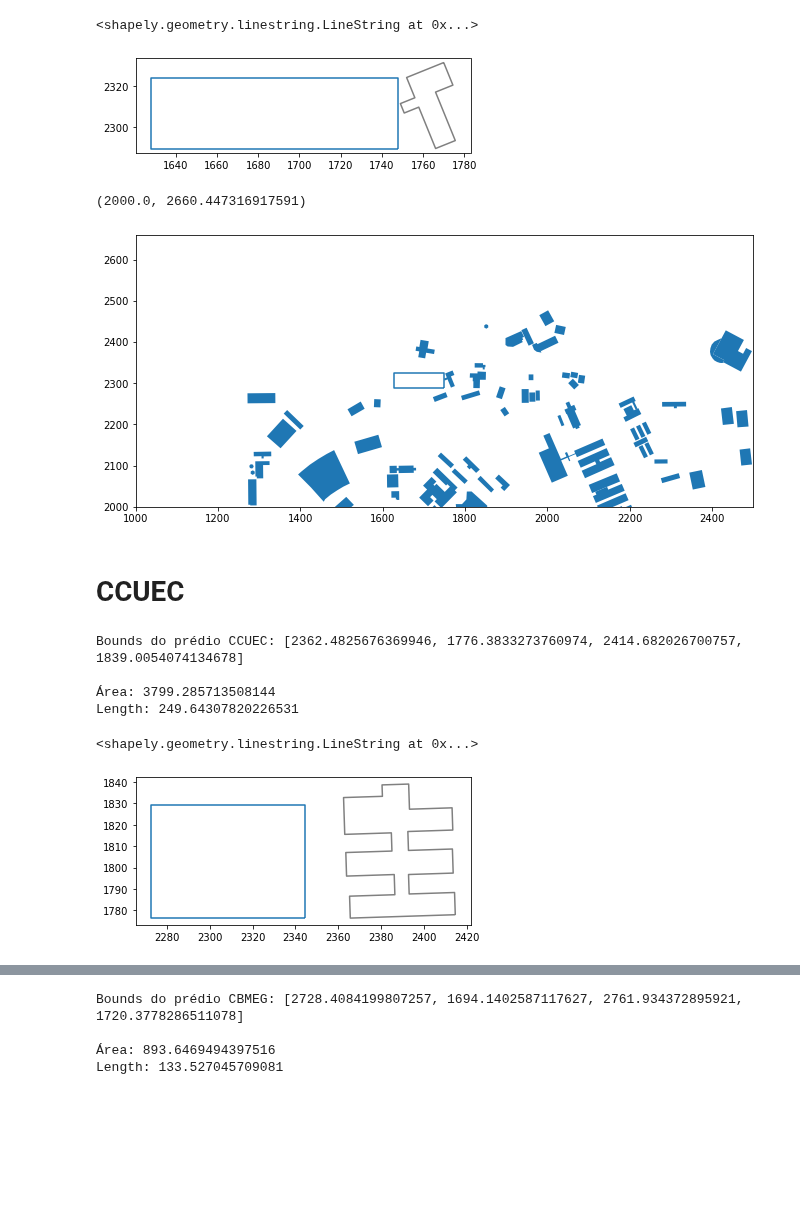
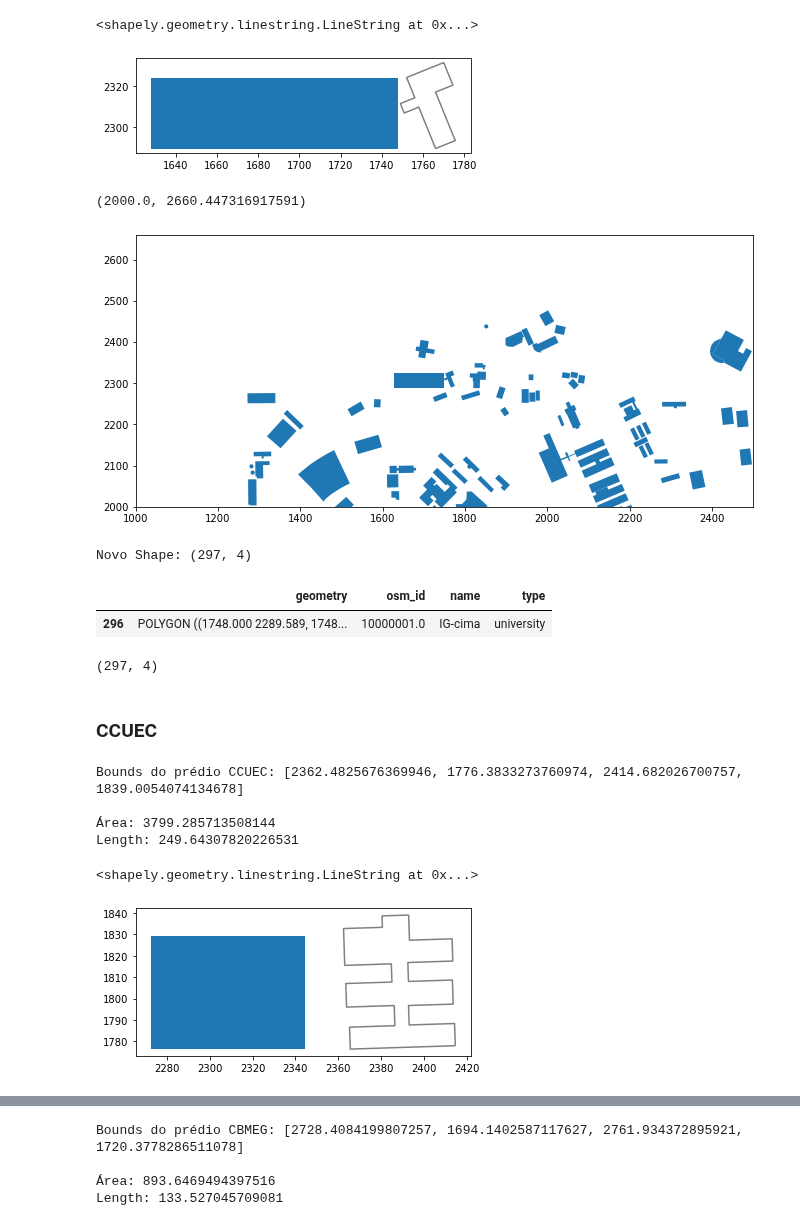
Before and after one commit to wasp-lahis/ns3-bmap, a Jupyter notebook: NS3/obstacle_exp/create-unicamp-datasets.ipynb, the cells around one changed output, grey strips where cells are left out. Cells and saved outputs as stored; diff of their text form; code cells hidden in the pictures; blank space fills up the shorter version.

```diff
--- a/NS3/obstacle_exp/create-unicamp-datasets.ipynb
+++ b/NS3/obstacle_exp/create-unicamp-datasets.ipynb
@@ -946,12 +766,13 @@ Area: 4128.9115864411
 Length: 308.81519310735166
 <shapely.geometry.linestring.LineString at 0x...>
 # %%
-compare_buildings(ref_polygon['geometry'].boundary, building_IG.boundary )
+compare_buildings(ref_polygon['geometry'].boundary, building_IG )
 # %% [output]
-[figure, old version]
+[figure, new version]
 # %%
 ax = mapa_normalizado['geometry'].plot(figsize=(12, 5))
-teste = gpd.GeoSeries(building_IG.boundary)
+# teste = gpd.GeoSeries(building_IG.boundary)
+teste = gpd.GeoSeries(building_IG)
 teste.plot(ax=ax)
 
 # para ampliar area mudar param. de set_xlim e set_ylim
@@ -960,9 +781,19 @@ ax.set_xlim(1000, 2500)
 ax.set_ylim(2000, maxy)
 # %% [output]
 (2000.0, 2660.447316917591)
-[figure, old version]
+[figure, new version]
+# %%
+add_dataset_rows(mapa_normalizado, building_IG, 'IG-cima', 'university')
+# %% [output]
+Novo Shape: (297, 4)
+|  | geometry | osm_id | name | type |
+| 296 | POLYGON ((1748.000 2289.589, 1748... | 10000001.0 | IG-cima | university |
+# %%
+mapa_normalizado.shape
+# %% [output]
+(297, 4)
 # %% [markdown]
-# CCUEC
+### CCUEC
 # %%
 ref_id = 146276265
 ref_polygon = mapa_normalizado.query('osm_id ==' + str(ref_id))
@@ -980,9 +811,9 @@ Bounds do prédio CCUEC: [2362.4825676369946, 1776.3833273760974, 2414.682026700
 Length: 249.64307820226531
 <shapely.geometry.linestring.LineString at 0x...>
 # %%
-compare_buildings(ref_polygon['geometry'].boundary, building_CUEC.boundary )
+compare_buildings(ref_polygon['geometry'].boundary, building_CUEC )
 # %% [output]
-[figure, old version]
+[figure, new version]
 # %%
 ax = mapa_normalizado['geometry'].plot(figsize=(12, 5))
 
```
Also changed, not shown: parts of 76 cells of this notebook, 2 other files.
